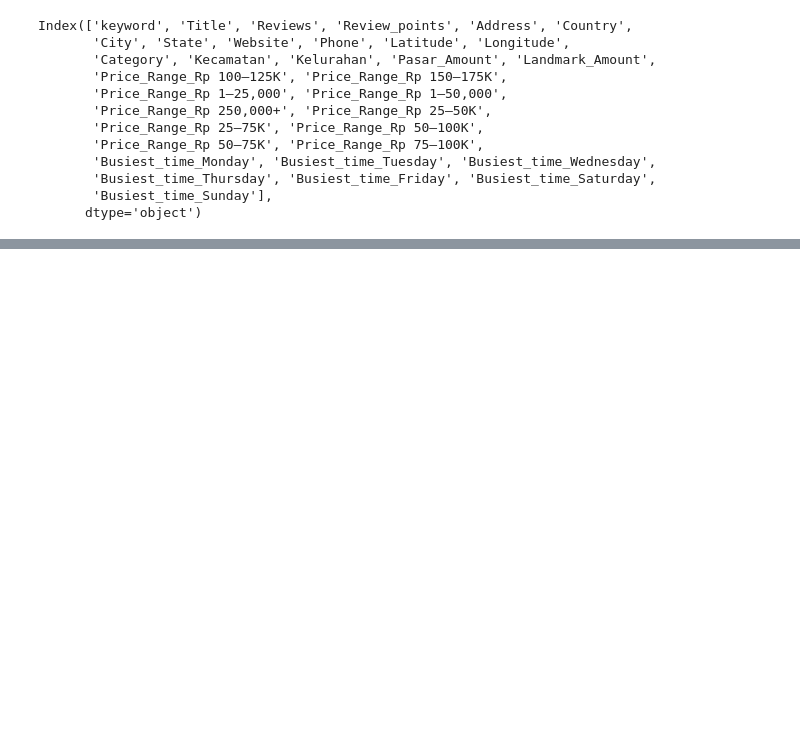
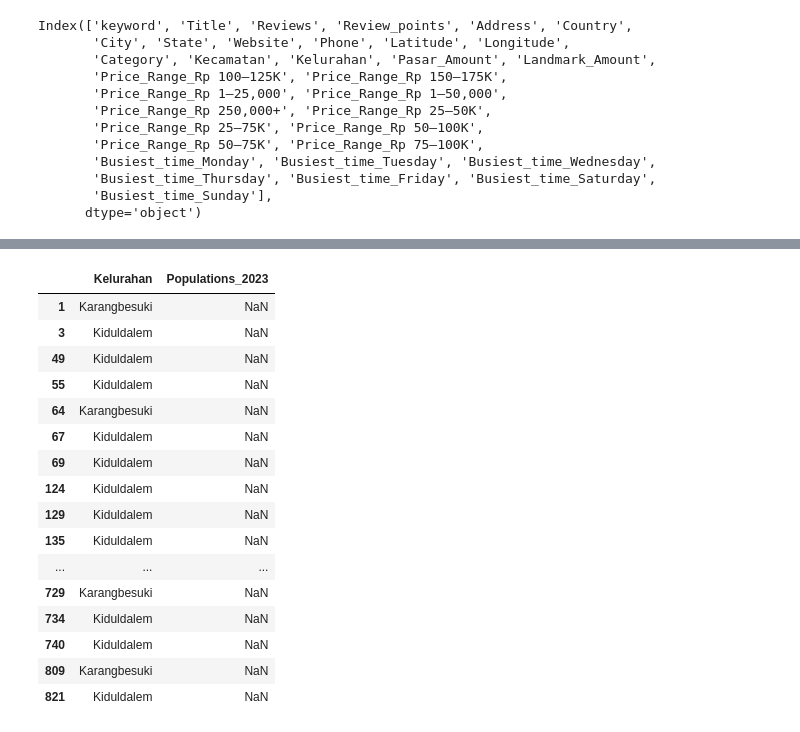
Before and after one commit to srikresna/machine-learning, a Jupyter notebook: hackathon-jti/main.ipynb, the cells around one changed output, grey strips where cells are left out. Drawn from its saved outputs; the diff is of its cells as text; code cells hidden in the pictures; blank space fills up the shorter version.

Commit message:
feat: populations column

```diff
--- a/hackathon-jti/main.ipynb
+++ b/hackathon-jti/main.ipynb
@@ -423,0 +429,3 @@ Index(['keyword', 'Title', 'Reviews', 'Review_points', 'Address', 'Country',
+# %%
+bps = pd.read_csv('bps-2022-2023-processed.csv')
+bps.head()
@@ -423,0 +439,3 @@ Index(['keyword', 'Title', 'Reviews', 'Review_points', 'Address', 'Country',
+# %%
+df = df.merge(bps, on='Kelurahan', how='left')
+df.isna().sum()
@@ -423,0 +460,23 @@ Index(['keyword', 'Title', 'Reviews', 'Review_points', 'Address', 'Country',
+# %%
+# cek data apa yang kosong kelurahan + populasi
+# df[df['Populations_2023'].isna()]
+
+df[df['Populations_2023'].isna()][['Kelurahan', 'Populations_2023']]
+# %% [output]
+|  | Kelurahan | Populations_2023 |
+| 1 | Karangbesuki | NaN |
+| 3 | Kiduldalem | NaN |
+| 49 | Kiduldalem | NaN |
+| 55 | Kiduldalem | NaN |
+| 64 | Karangbesuki | NaN |
+| 67 | Kiduldalem | NaN |
+| 69 | Kiduldalem | NaN |
+| 124 | Kiduldalem | NaN |
+| 129 | Kiduldalem | NaN |
+| 135 | Kiduldalem | NaN |
+| ... | ... | ... |
+| 729 | Karangbesuki | NaN |
+| 734 | Kiduldalem | NaN |
+| 740 | Kiduldalem | NaN |
+| 809 | Karangbesuki | NaN |
+| 821 | Kiduldalem | NaN |
```
Also changed, not shown: parts of 4 cells of this notebook, 1 other file.
